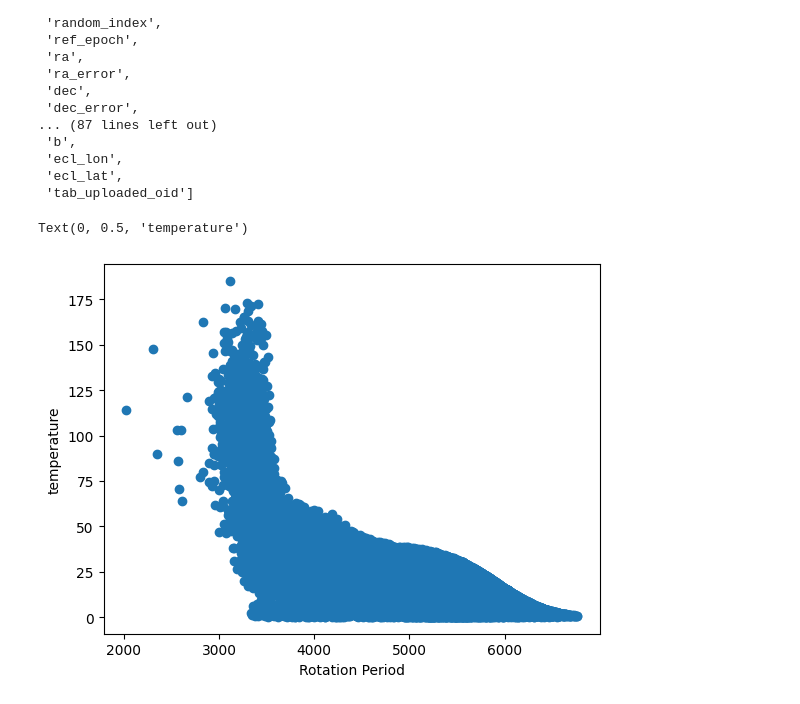
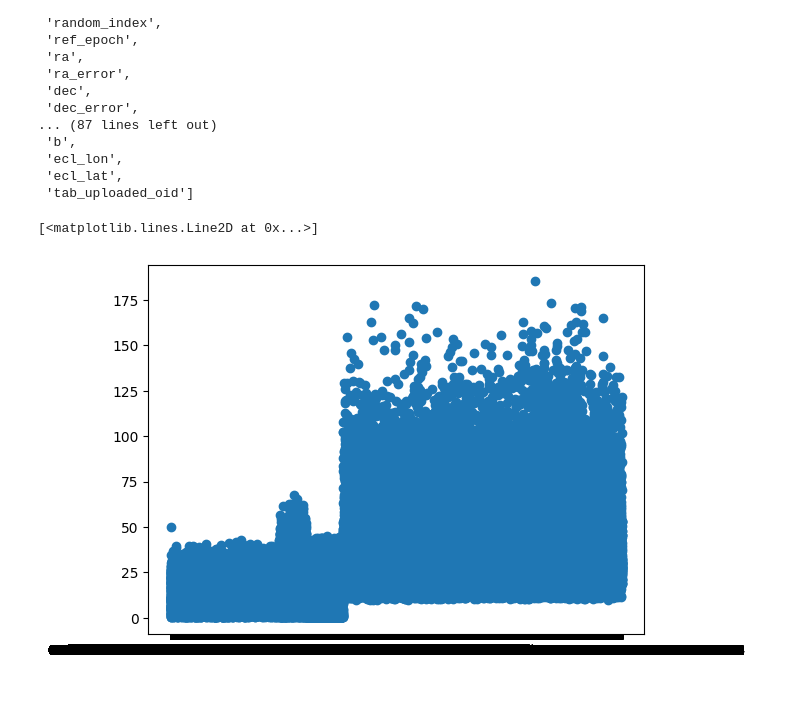
Before and after one commit to starluvr3579/SRMP, a Jupyter notebook: Nov21_DDM.ipynb, the cells around one changed output. Cells and saved outputs as stored; diff of their text form; code cells hidden in the pictures.

```diff
--- a/Nov21_DDM.ipynb
+++ b/Nov21_DDM.ipynb
@@ -42,9 +42,7 @@ list(df.columns)
 # %%
 import matplotlib.pyplot as plt
 # %%
-plt.plot(df['teff_calc'], df['Prot'], 'o')
-plt.xlabel('Rotation Period')
-plt.ylabel('temperature')
+plt.plot(df['designation'], df['Prot'], 'o')
 # %% [output]
-Text(0, 0.5, 'temperature')
+[<matplotlib.lines.Line2D at 0x...>]
-[figure, old version]
+[figure, new version]
```
Also changed, not shown: parts of 20 cells of this notebook.
